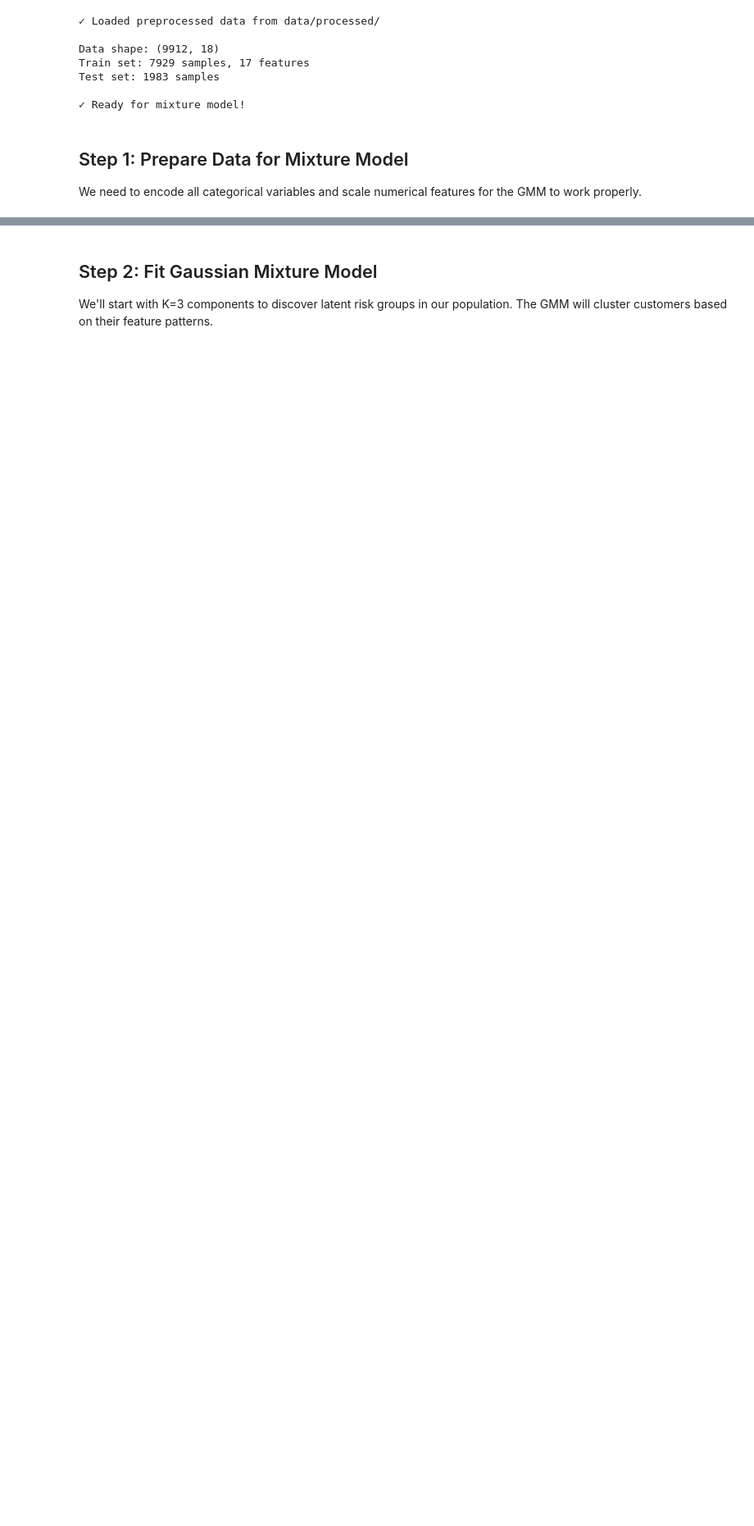
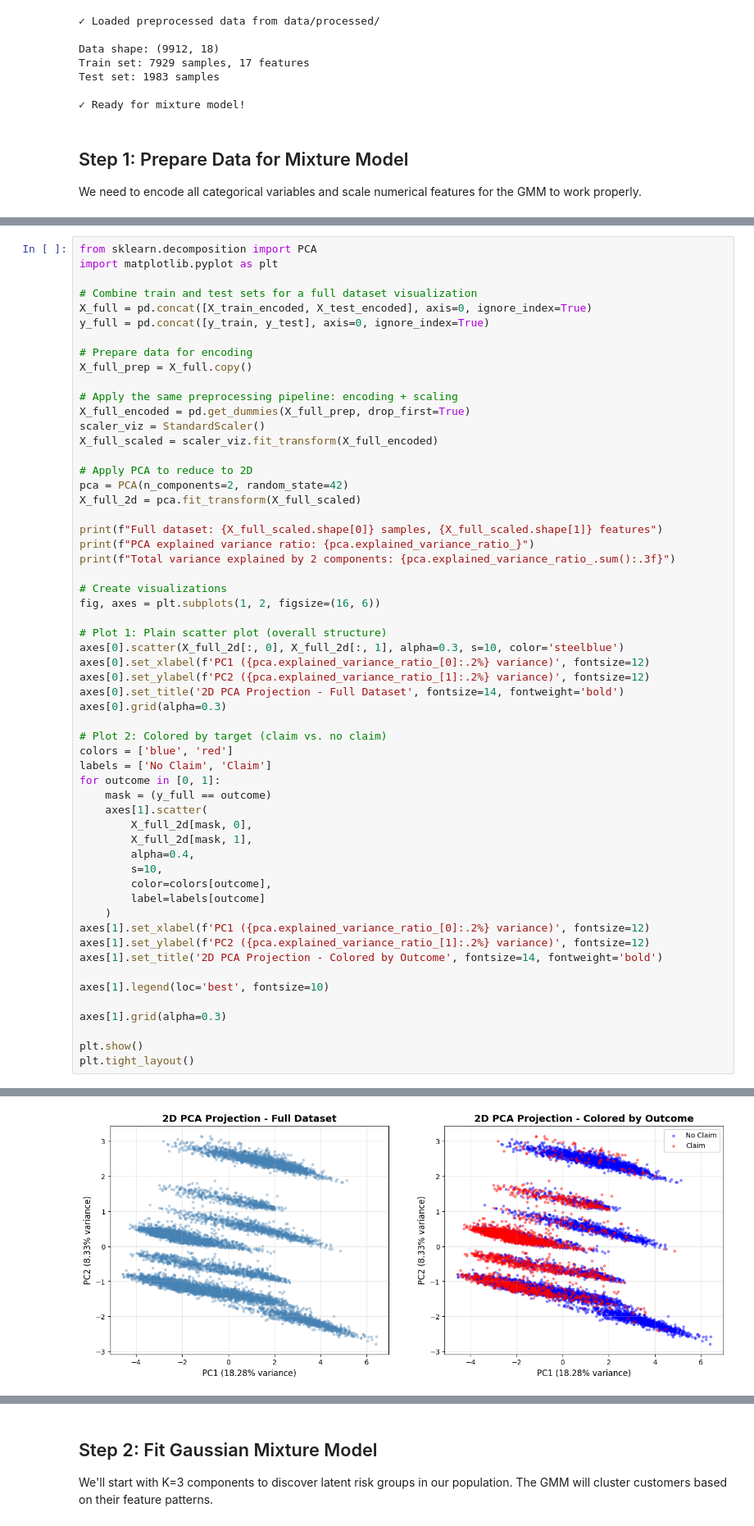
Before and after one commit to yoav-ayalon/course-ML-DM, a Jupyter notebook: Project/src/models/mix_model.ipynb, the cells around one changed output, grey strips where cells are left out. Shown at 82% size. Saved outputs shown, nothing was run; the diff lists cells and outputs as text; blank space fills up the shorter version.

```diff
--- a/Project/src/models/mix_model.ipynb
+++ b/Project/src/models/mix_model.ipynb
@@ -69,0 +90,58 @@ Test set: 1983 samples
+# %%
+from sklearn.decomposition import PCA
+import matplotlib.pyplot as plt
+
+# Combine train and test sets for a full dataset visualization
+X_full = pd.concat([X_train_encoded, X_test_encoded], axis=0, ignore_index=True)
+y_full = pd.concat([y_train, y_test], axis=0, ignore_index=True)
+
+# Prepare data for encoding
+X_full_prep = X_full.copy()
+
+# Apply the same preprocessing pipeline: encoding + scaling
+X_full_encoded = pd.get_dummies(X_full_prep, drop_first=True)
+scaler_viz = StandardScaler()
+X_full_scaled = scaler_viz.fit_transform(X_full_encoded)
+
+# Apply PCA to reduce to 2D
+pca = PCA(n_components=2, random_state=42)
+X_full_2d = pca.fit_transform(X_full_scaled)
+
+print(f"Full dataset: {X_full_scaled.shape[0]} samples, {X_full_scaled.shape[1]} features")
+print(f"PCA explained variance ratio: {pca.explained_variance_ratio_}")
+print(f"Total variance explained by 2 components: {pca.explained_variance_ratio_.sum():.3f}")
+
+# Create visualizations
+fig, axes = plt.subplots(1, 2, figsize=(16, 6))
+
+# Plot 1: Plain scatter plot (overall structure)
+axes[0].scatter(X_full_2d[:, 0], X_full_2d[:, 1], alpha=0.3, s=10, color='steelblue')
+axes[0].set_xlabel(f'PC1 ({pca.explained_variance_ratio_[0]:.2%} variance)', fontsize=12)
+axes[0].set_ylabel(f'PC2 ({pca.explained_variance_ratio_[1]:.2%} variance)', fontsize=12)
+axes[0].set_title('2D PCA Projection - Full Dataset', fontsize=14, fontweight='bold')
+axes[0].grid(alpha=0.3)
+
+# Plot 2: Colored by target (claim vs. no claim)
+colors = ['blue', 'red']
+labels = ['No Claim', 'Claim']
+for outcome in [0, 1]:
+    mask = (y_full == outcome)
+    axes[1].scatter(
+        X_full_2d[mask, 0],
+        X_full_2d[mask, 1],
+        alpha=0.4,
+        s=10,
+        color=colors[outcome],
+        label=labels[outcome]
+    )
+axes[1].set_xlabel(f'PC1 ({pca.explained_variance_ratio_[0]:.2%} variance)', fontsize=12)
+axes[1].set_ylabel(f'PC2 ({pca.explained_variance_ratio_[1]:.2%} variance)', fontsize=12)
+axes[1].set_title('2D PCA Projection - Colored by Outcome', fontsize=14, fontweight='bold')
+
+axes[1].legend(loc='best', fontsize=10)
+
+axes[1].grid(alpha=0.3)
+
+plt.show()
+plt.tight_layout()
+# %% [output]
@@ -69,0 +151 @@ Test set: 1983 samples
+[figure, added]
```
Also changed, not shown: parts of 8 cells of this notebook.
